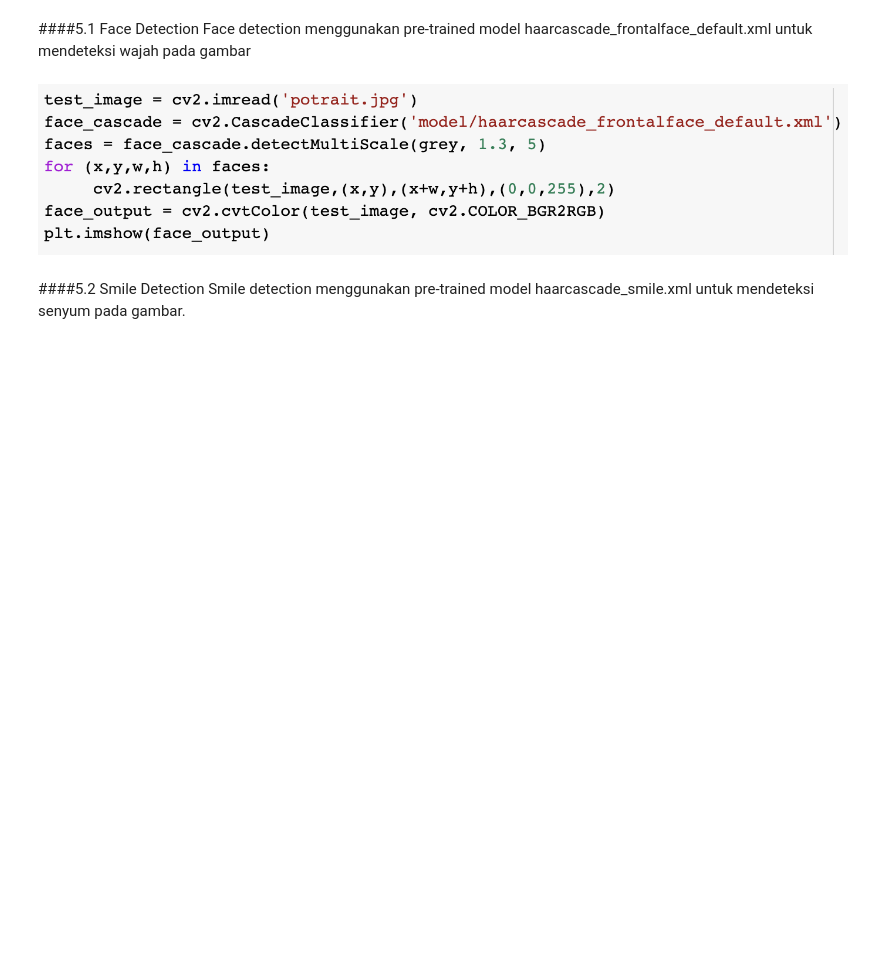
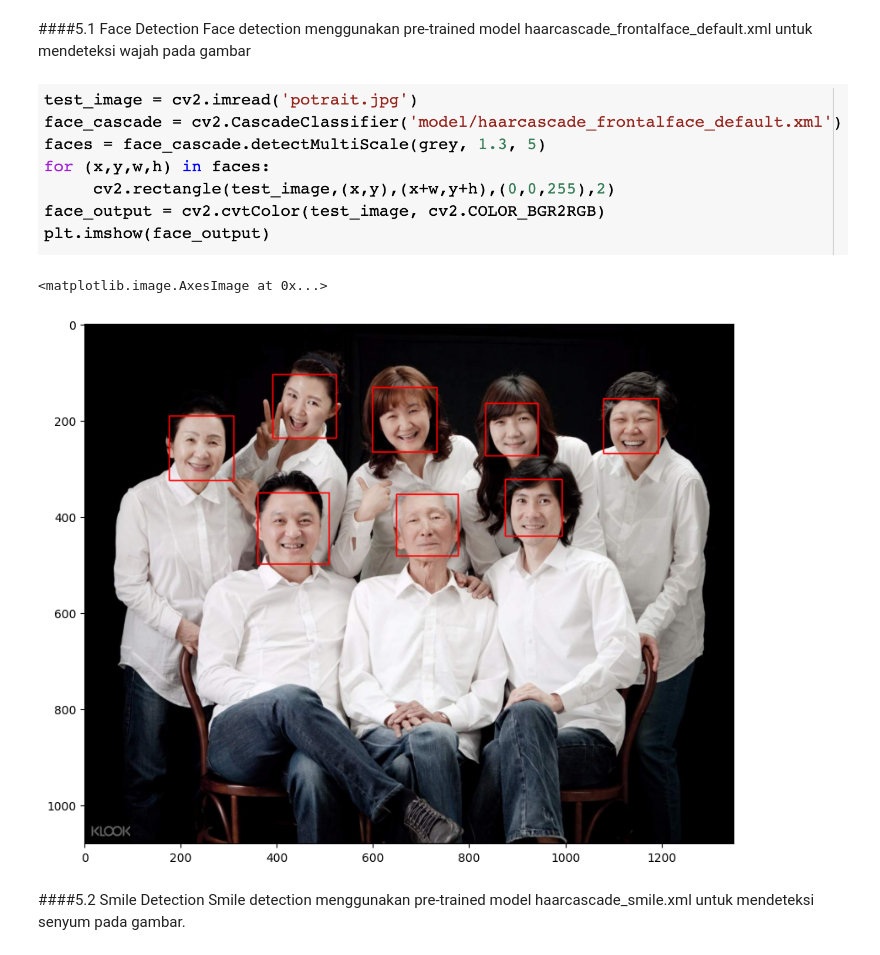
Before and after one commit to aladino24/artificial_intelligence_orbit, a Jupyter notebook: [Student]_Revised_Object_Detection_Haar_Cascade_Hands_On.ipynb, the cells around one changed output. Drawn from its saved outputs; the diff is of its cells as text; code cells hidden in the pictures; blank space fills up the shorter version.

```diff
--- a/[Student]_Revised_Object_Detection_Haar_Cascade_Hands_On.ipynb
+++ b/[Student]_Revised_Object_Detection_Haar_Cascade_Hands_On.ipynb
@@ -132,3 +124,14 @@ Face detection menggunakan pre-trained model haarcascade_frontalface_default.xml
+# %%
+test_image = cv2.imread('potrait.jpg')
+face_cascade = cv2.CascadeClassifier('model/haarcascade_frontalface_default.xml')
+faces = face_cascade.detectMultiScale(grey, 1.3,5)
+for (x,y,w,h) in faces:
+    cv2.rectangle(test_image,(x,y),(x+w,y+h),(0,0,255),2)
+face_output = cv2.cvtColor(test_image, cv2.COLOR_BGR2RGB)
+plt.imshow(face_output)
+# %% [output]
+<matplotlib.image.AxesImage at 0x...>
+[figure, added]
 # %% [markdown]
 ####5.2 Smile Detection
 Smile detection menggunakan pre-trained model haarcascade_smile.xml untuk mendeteksi senyum pada gambar.
```
Also changed, not shown: parts of 7 cells of this notebook.
